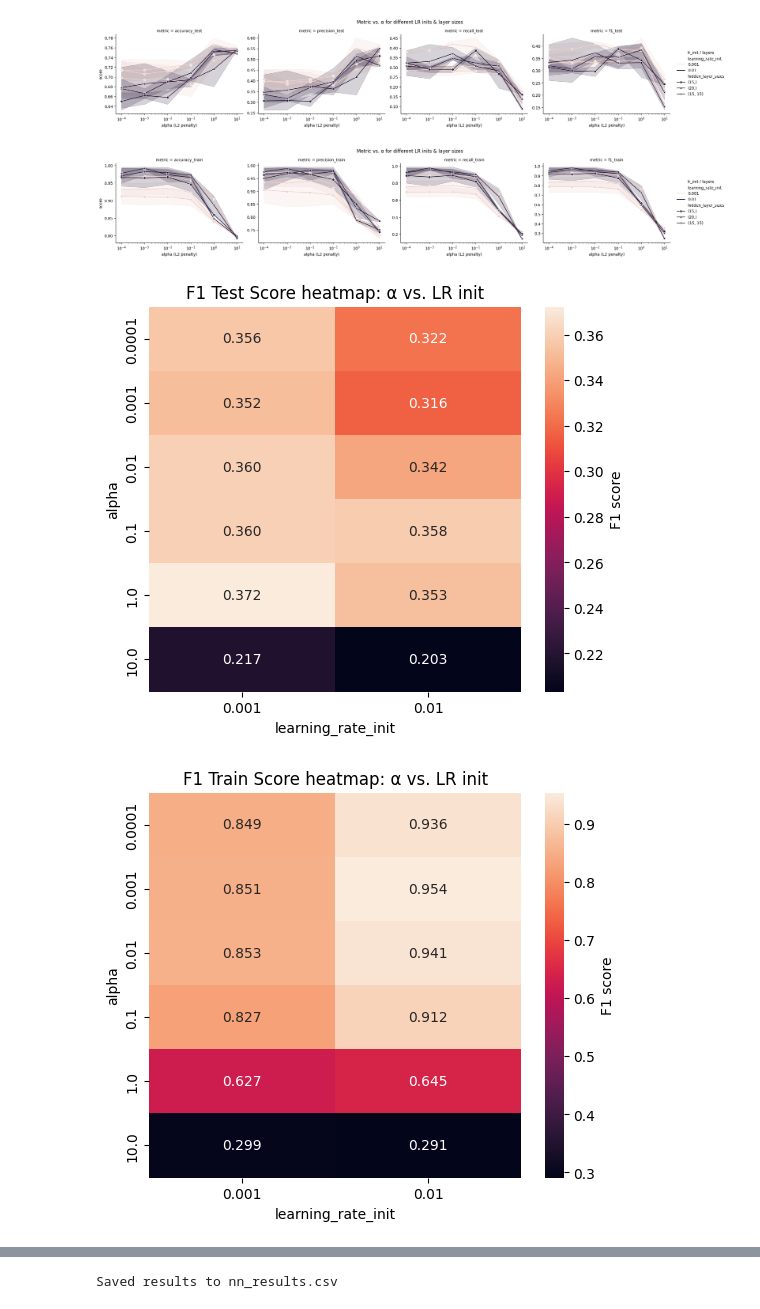
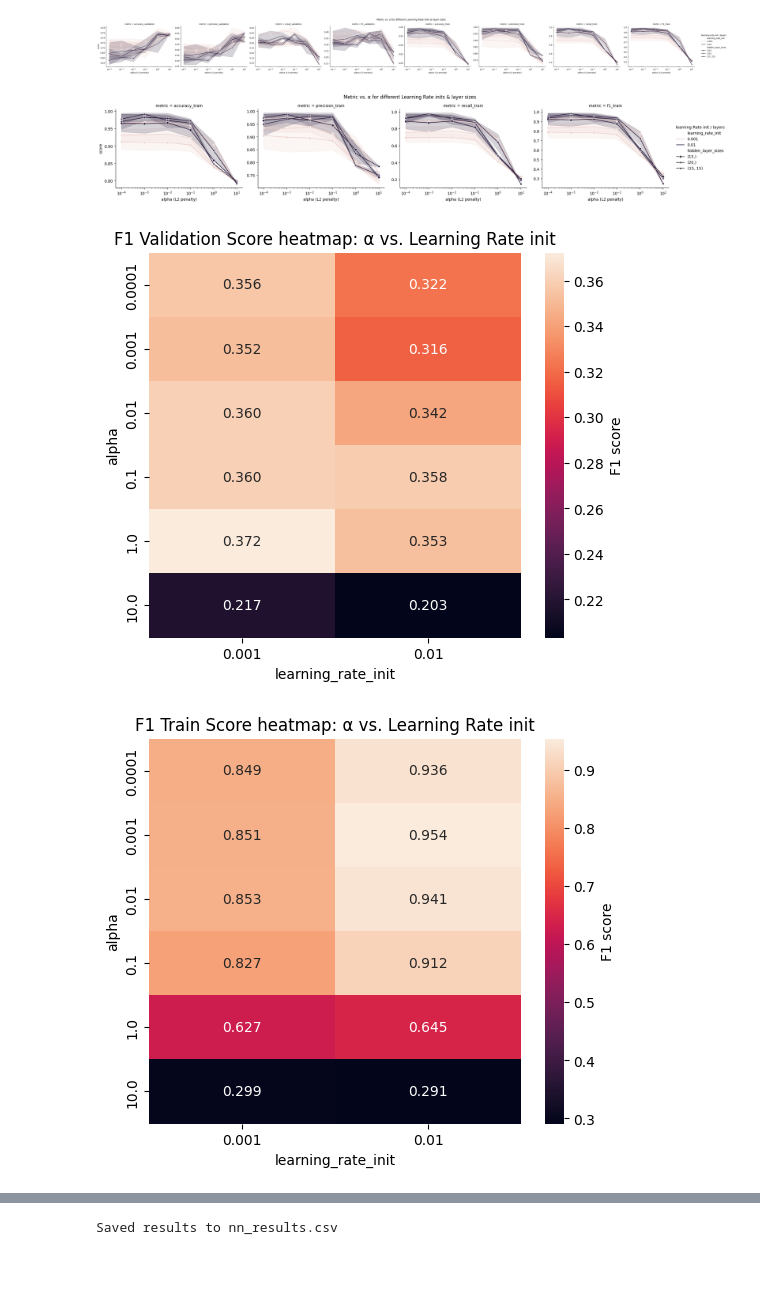
Before and after one commit to vaimathi1726/credit-card-default-predictor, a Jupyter notebook: CC_NN.ipynb, the cells around one changed output, grey strips where cells are left out. Drawn from its saved outputs; the diff is of its cells as text; code cells hidden in the pictures; blank space fills up the shorter version.

Commit message:
Switch test to validation and regraphed

```diff
--- a/CC_NN.ipynb
+++ b/CC_NN.ipynb
@@ -4,18 +4,22 @@ import matplotlib.pyplot as plt
 import seaborn as sns
 from utils import grid_evaluate
 from sklearn.neural_network import MLPClassifier
+import pickle
+
+# …then use pickle.dump / pickle.load as shown
+
 
 
 #Load the saved CSVs
 X_train = pd.read_csv('X_train.csv')
-X_test = pd.read_csv('X_test.csv')
+X_validation = pd.read_csv('X_validation.csv')
 y_train = pd.read_csv('y_train.csv')
-y_test = pd.read_csv('y_test.csv')
+y_validation = pd.read_csv('y_validation.csv')
 
 
 #Squeeze to make them series
 y_train = y_train.squeeze()
-y_test = y_test.squeeze()
+y_test = y_validation.squeeze()
 
 
 #Define the base model
@@ -38,9 +42,9 @@ results_nn = grid_evaluate(
     estimator  = base_clf,
     param_grid = param_grid,
     X_train    = X_train,
-    X_test     = X_test,
+    X_validation     = X_validation,
     y_train    = y_train,
-    y_test     = y_test
+    y_validation    = y_validation
 )
 
 #drop unnecessary columns (not modified in neural network model)
@@ -50,7 +54,7 @@ results_nn = results_nn.drop(
 )
 
 #Inspect best model by F1
-best_nn = results_nn.sort_values('f1_test', ascending=False)
+best_nn = results_nn.sort_values('f1_validation', ascending=False)
 print(best_nn.iloc[0])
 print(best_nn)
 # %% [output]
@@ -88,7 +92,17 @@ df = results_nn.reset_index(drop=True)
 
 
 #reshapping df for easier plotting
-metrics = ['accuracy_test','precision_test','recall_test','f1_test']
+metrics = [
+    'accuracy_validation',
+    'precision_validation',
+    'recall_validation',
+    'f1_validation',
+    'accuracy_train',
+    'precision_train',
+    'recall_train',
+    'f1_train',
+]
+
 df_long_test = df.melt(
     id_vars=['hidden_layer_sizes','activation','alpha','learning_rate_init'],
     value_vars=metrics,
@@ -117,10 +131,10 @@ g.map_dataframe(
 )
 
 g.set(xscale='log') #log scale to visualize alpha better
-g.add_legend(title='lr_init / layers')
+g.add_legend(title='learning rate init / layers')
 g.set_axis_labels('alpha (L2 penalty)','score')
 plt.subplots_adjust(top=0.85)
-g.fig.suptitle('Metric vs. α for different LR inits & layer sizes')
+g.fig.suptitle('Metric vs. α for different Learning Rate inits & layer sizes')
 plt.show()
 
 metrics = ['accuracy_train','precision_train','recall_train','f1_train']
@@ -151,10 +165,10 @@ g.map_dataframe(
 )
 
 g.set(xscale='log') #log scale to visualize alpha better
-g.add_legend(title='lr_init / layers')
+g.add_legend(title='learning Rate init / layers')
 g.set_axis_labels('alpha (L2 penalty)','score')
 plt.subplots_adjust(top=0.85)
-g.fig.suptitle('Metric vs. α for different LR inits & layer sizes')
+g.fig.suptitle('Metric vs. α for different Learning Rate inits & layer sizes')
 plt.show()
 
 
@@ -163,7 +177,7 @@ plt.show()
 pivot_f1 = df.pivot_table(
     index='alpha',
     columns='learning_rate_init',
-    values='f1_test'
+    values='f1_validation'
 )
 
 plt.figure(figsize=(6,5))
@@ -173,7 +187,7 @@ sns.heatmap(
     fmt=".3f",
     cbar_kws={'label':'F1 score'}
 )
-plt.title('F1 Test Score heatmap: α vs. LR init')
+plt.title('F1 Validation Score heatmap: α vs. Learning Rate init')
 plt.xlabel('learning_rate_init')
 plt.ylabel('alpha')
 plt.show()
@@ -192,7 +206,7 @@ sns.heatmap(
     fmt=".3f",
     cbar_kws={'label':'F1 score'}
 )
-plt.title('F1 Train Score heatmap: α vs. LR init')
+plt.title('F1 Train Score heatmap: α vs. Learning Rate init')
 plt.xlabel('learning_rate_init')
 plt.ylabel('alpha')
 plt.show()
@@ -202,46 +216,46 @@ plt.figure(figsize=(8,5))
 sns.lineplot(
     data   = results_nn,
     x      = 'alpha',
-    y      = 'f1_test',
+    y      = 'f1_validation',
     hue    = 'activation',
     style  = 'hidden_layer_sizes',
     ci=None,
     markers=True,
     dashes=False,
     palette='tab10'           # or your fixed_palette if you set one up
 )
 plt.xscale('log')             # log scale on α
-plt.title('F1 Test vs α (L2 Regularization)')
+plt.title('F1 Validation vs α (L2 Regularization)')
 plt.xlabel('α (L2 penalty, log scale)')
-plt.ylabel('F1 Test')
+plt.ylabel('F1 Validation')
 plt.legend(title='Activation / Layers', bbox_to_anchor=(1.05,1), loc='upper left')
 plt.tight_layout()
 plt.show()
 
 plt.figure(figsize=(8,5))
 sns.lineplot(
     data   = results_nn,
     x      = 'alpha',
     y      = 'f1_train',
     hue    = 'activation',
     style  = 'hidden_layer_sizes',
     ci=None,
     markers=True,
     dashes=False,
     palette='tab10'           # or your fixed_palette if you set one up
 )
 plt.xscale('log')             # log scale on α
 plt.title('F1 Train vs α (L2 Regularization)')
 plt.xlabel('α (L2 penalty, log scale)')
 plt.ylabel('F1 Train')
 plt.legend(title='Activation / Layers', bbox_to_anchor=(1.05,1), loc='upper left')
 plt.tight_layout()
 plt.show()
 # %% [output]
-[figure, old version]
+[figure, new version]
-[figure, old version]
+[figure, new version]
-[figure, old version]
+[figure, new version]
-[figure, old version]
+[figure, new version]
 The `ci` parameter is deprecated. Use `errorbar=None` for the same effect.
 
   sns.lineplot(
```
Also changed, not shown: parts of 5 cells of this notebook, 10 other files.
